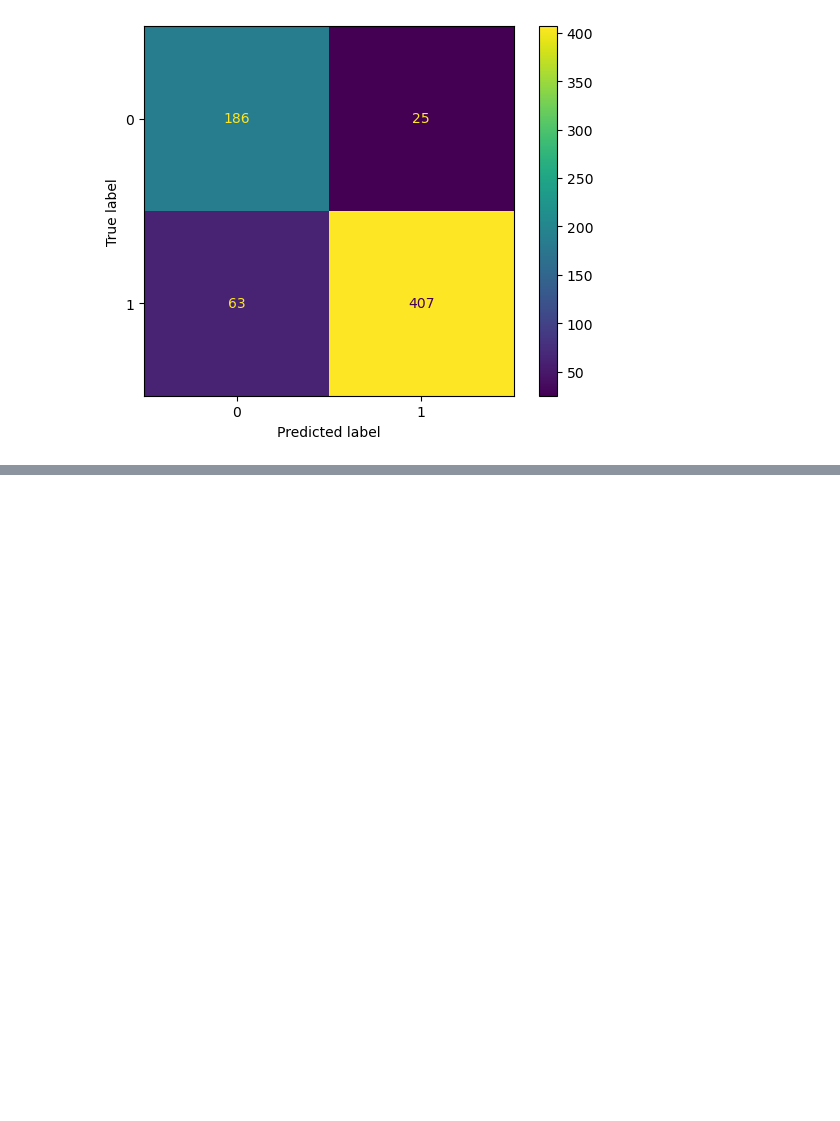
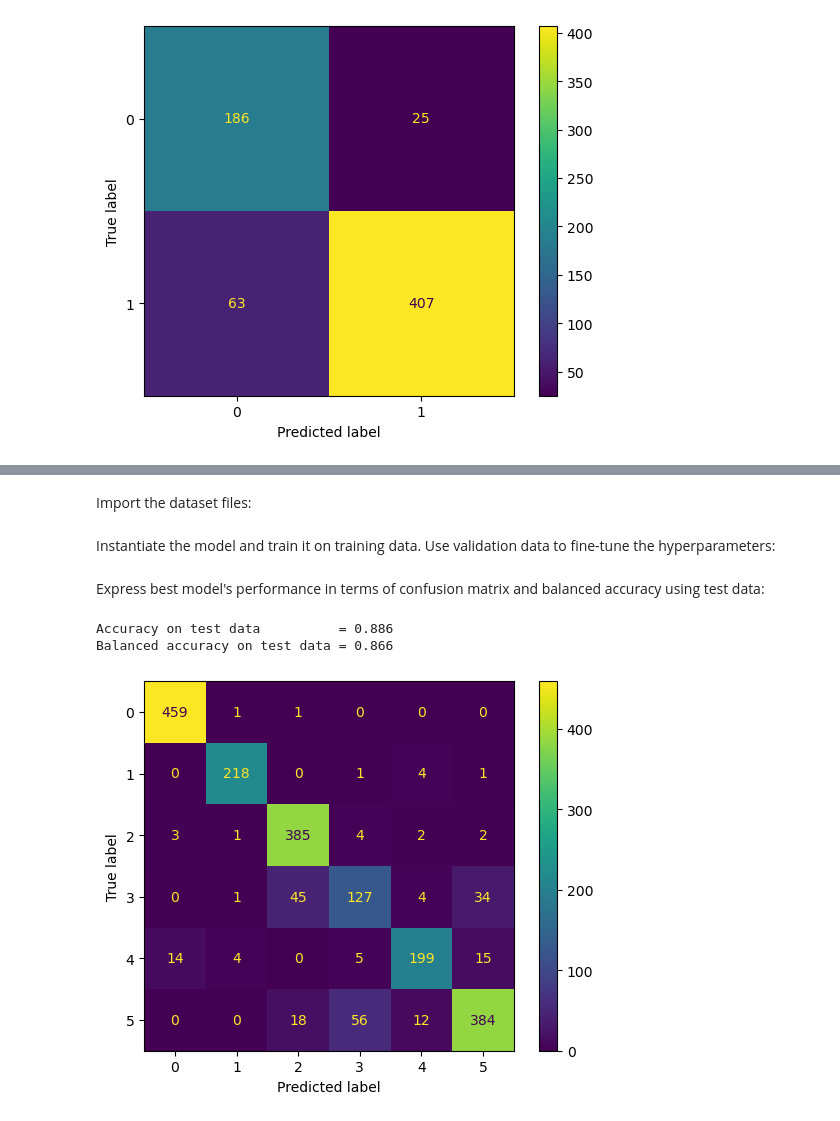
Before and after one commit to alibababeig/soft-svm, a Jupyter notebook: svm.ipynb, the cells around one changed output, grey strips where cells are left out. Saved outputs shown, nothing was run; the diff lists cells and outputs as text; code cells hidden in the pictures; blank space fills up the shorter version.

Commit message:
added a new model using sklearn.svm.SVC

```diff
--- a/svm.ipynb
+++ b/svm.ipynb
@@ -184,0 +189,30 @@ Balanced accuracy on test data = 0.874
+# %% [markdown]
+Import the dataset files:
+# %%
+X_train, y_train = sklearn.datasets.load_svmlight_file('./dataset/satimage.scale.tr')
+X_val, y_val = sklearn.datasets.load_svmlight_file('./dataset/satimage.scale.val')
+X_test, y_test = sklearn.datasets.load_svmlight_file('./dataset/satimage.scale.t')
+# %% [markdown]
+Instantiate the model and train it on training data. Use validation data to fine-tune the hyperparameters:
+# %%
+model = sklearn.svm.SVC(C=1, kernel='rbf', gamma='scale')
+model = model.fit(X_train, y_train)
+
+best_model = model
+# %% [markdown]
+Express best model's performance in terms of confusion matrix and balanced accuracy using test data:
+# %%
+y_pred = best_model.predict(X_test)
+
+acc = sklearn.metrics.accuracy_score(y_test, y_pred)
+bacc = sklearn.metrics.balanced_accuracy_score(y_test, y_pred)
+print(f'Accuracy on test data          = {acc:.3f}')
+print(f'Balanced accuracy on test data = {bacc:.3f}')
+
+cm = sklearn.metrics.confusion_matrix(y_test, y_pred)
+sklearn.metrics.ConfusionMatrixDisplay(confusion_matrix=cm).plot()
+plt.show()
+# %% [output]
+Accuracy on test data          = 0.886
+Balanced accuracy on test data = 0.866
+[figure, added]
```
Also changed, not shown: parts of 2 cells of this notebook.
